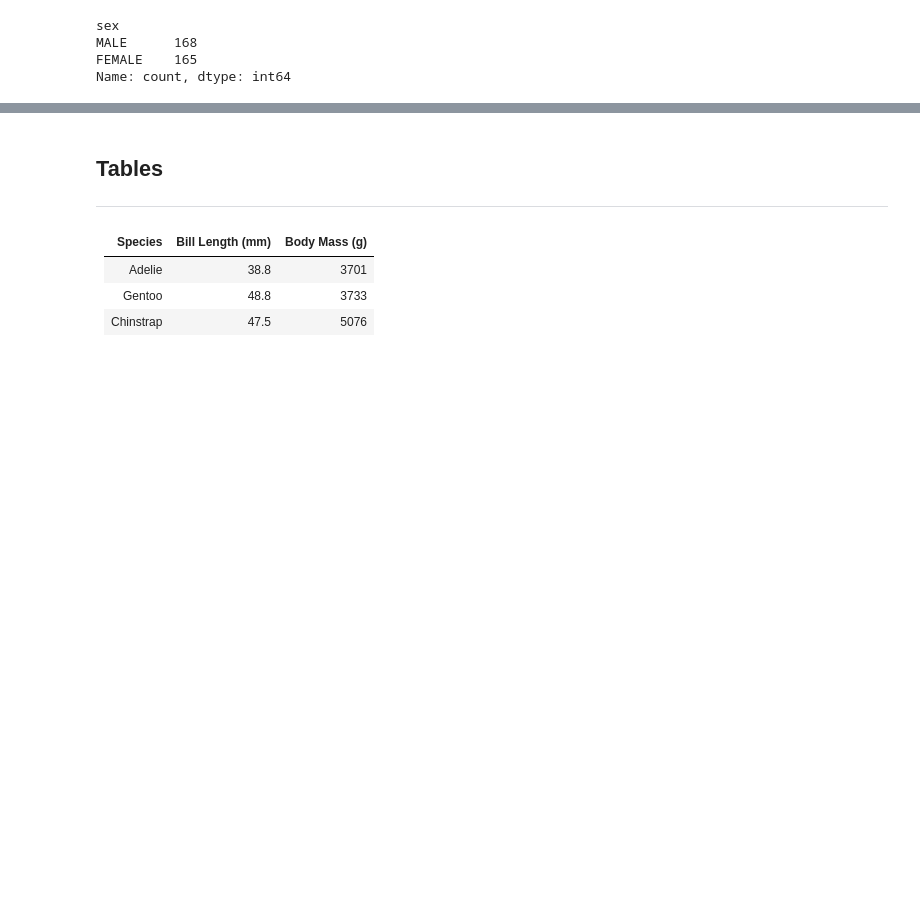
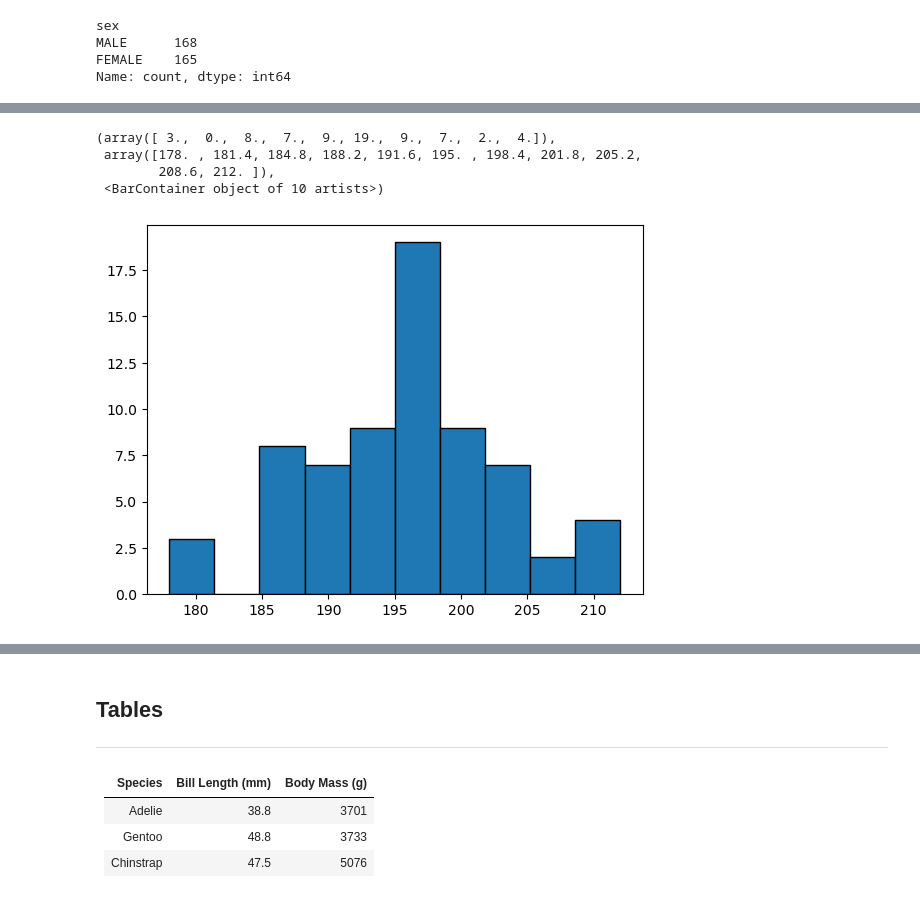
Before and after one commit to fdennehy/pda-project, a Jupyter notebook: penguins.ipynb, the cells around one changed output, grey strips where cells are left out. Drawn from its saved outputs; the diff is of its cells as text; code cells hidden in the pictures; blank space fills up the shorter version.

```diff
--- a/penguins.ipynb
+++ b/penguins.ipynb
@@ -148,0 +313,9 @@ If you want a second paragraph, leave a blank line! If you want a second paragra
+# %%
+# Plot histogram
+plt.hist(chinstrap_flen, edgecolor='black')
+# %% [output]
+(array([ 3.,  0.,  8.,  7.,  9., 19.,  9.,  7.,  2.,  4.]),
+ array([178. , 181.4, 184.8, 188.2, 191.6, 195. , 198.4, 201.8, 205.2,
+        208.6, 212. ]),
+ <BarContainer object of 10 artists>)
+[figure, added]
```
Also changed, not shown: parts of 34 cells of this notebook, 1 other file.
